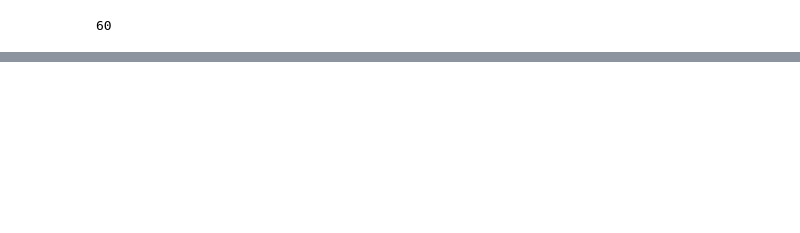
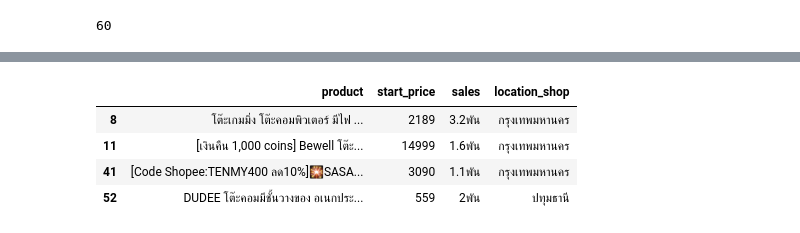
Before and after one commit to xnechx/DataRockie_Bootcamp5_Project, a Jupyter notebook: Python/Shopee_Web_scraping.ipynb, the cells around one changed output, grey strips where cells are left out. Drawn from its saved outputs; the diff is of its cells as text; code cells hidden in the pictures; blank space fills up the shorter version.

```diff
--- a/Python/Shopee_Web_scraping.ipynb
+++ b/Python/Shopee_Web_scraping.ipynb
@@ -245,0 +250,8 @@ shopee_df.head(20)
+# %%
+shopee_df[shopee_df['sales'].str.contains('พัน')]
+# %% [output]
+|  | product | start_price | sales | location_shop |
+| 8 | โต๊ะเกมมิ่ง โต๊ะคอมพิวเตอร์ มีไฟ ... | 2189 | 3.2พัน | กรุงเทพมหานคร |
+| 11 | [เงินคืน 1,000 coins] Bewell โต๊ะ... | 14999 | 1.6พัน | กรุงเทพมหานคร |
+| 41 | [Code Shopee:TENMY400 ลด10%]🎇SASA... | 3090 | 1.1พัน | กรุงเทพมหานคร |
+| 52 | DUDEE โต๊ะคอมมีชั้นวางของ อเนกประ... | 559 | 2พัน | ปทุมธานี |
```
Also changed, not shown: parts of 15 cells of this notebook.
